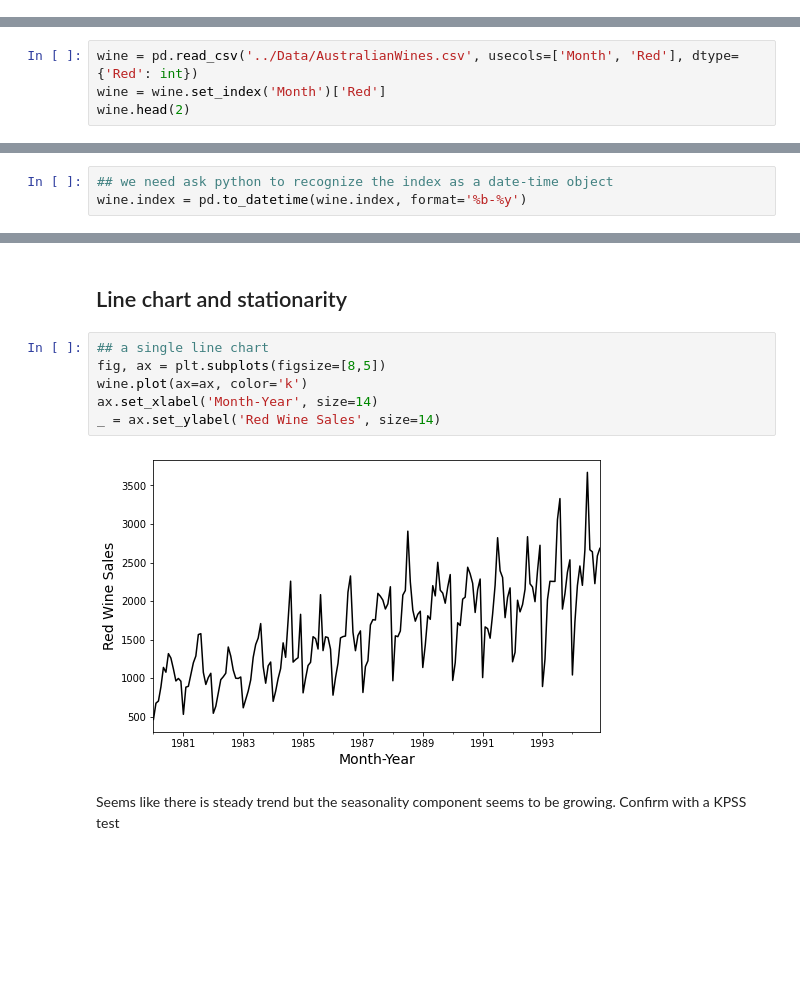
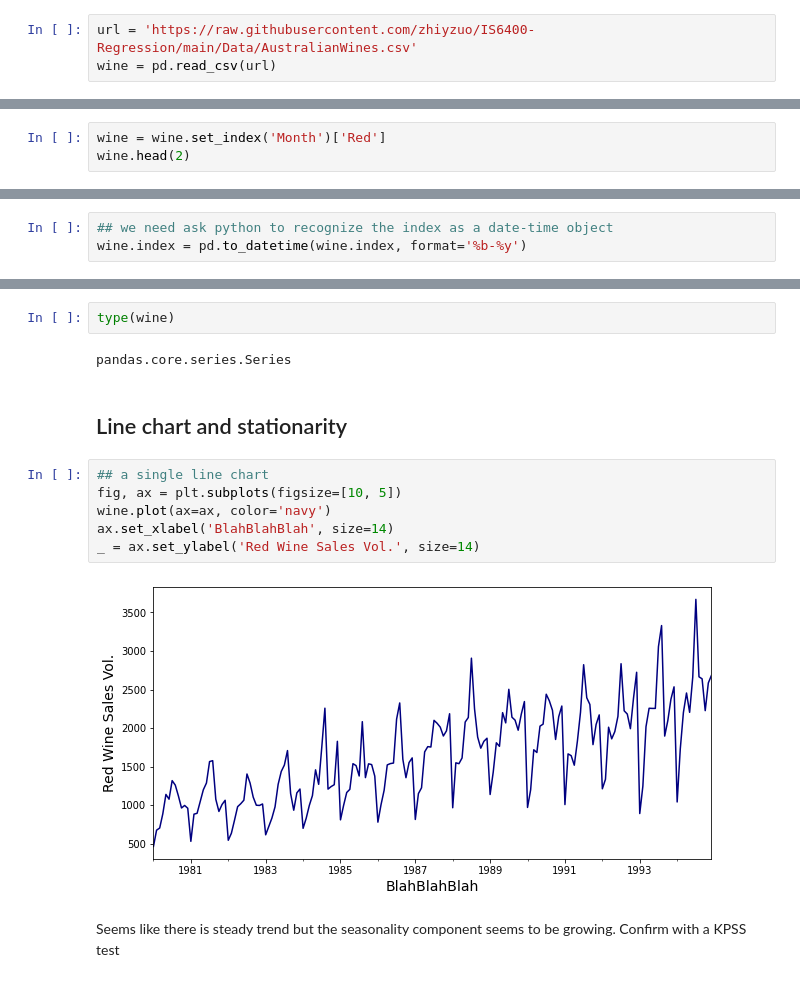
Before and after one commit to zhiyzuo/IS6400-Regression, a Jupyter notebook: Week-7-Time-Series-I-Smoothing/IS6400-2122B-CityU-IS-Week-7-Time_Series-Smoothing-Solution.ipynb, the cells around one changed output, grey strips where cells are left out. Cells and saved outputs as stored; diff of their text form; blank space fills up the shorter version.

```diff
--- a/Week-7-Time-Series-I-Smoothing/IS6400-2122B-CityU-IS-Week-7-Time_Series-Smoothing-Solution.ipynb
+++ b/Week-7-Time-Series-I-Smoothing/IS6400-2122B-CityU-IS-Week-7-Time_Series-Smoothing-Solution.ipynb
@@ -41,0 +47,3 @@ Use the ['AustralianWine.csv'](https://raw.githubusercontent.com/zhiyzuo/IS6400-
+# %%
+url = 'https://raw.githubusercontent.com/zhiyzuo/IS6400-Regression/main/Data/AustralianWines.csv'
+wine = pd.read_csv(url)
@@ -42,5 +72,4 @@ Use the ['AustralianWine.csv'](https://raw.githubusercontent.com/zhiyzuo/IS6400-
 # %%
-wine = pd.read_csv('../Data/AustralianWines.csv', usecols=['Month', 'Red'], dtype={'Red': int})
 wine = wine.set_index('Month')['Red']
 wine.head(2)
 # %% [output]
@@ -54,13 +93,17 @@ wine.index = pd.to_datetime(wine.index, format='%b-%y')
+# %%
+type(wine)
+# %% [output]
+pandas.core.series.Series
 # %% [markdown]
 ## Line chart and stationarity
 # %%
 ## a single line chart
-fig, ax = plt.subplots(figsize=[8,5])
-wine.plot(ax=ax, color='k')
-ax.set_xlabel('Month-Year', size=14)
-_ = ax.set_ylabel('Red Wine Sales', size=14)
+fig, ax = plt.subplots(figsize=[10, 5])
+wine.plot(ax=ax, color='navy')
+ax.set_xlabel('BlahBlahBlah', size=14)
+_ = ax.set_ylabel('Red Wine Sales Vol.', size=14)
 # %% [output]
-[figure, old version]
+[figure, new version]
 # %% [markdown]
 Seems like there is steady trend but the seasonality component seems to be growing. Confirm with a KPSS test
 # %%
```
Also changed, not shown: parts of 11 cells of this notebook, 3 other files.
